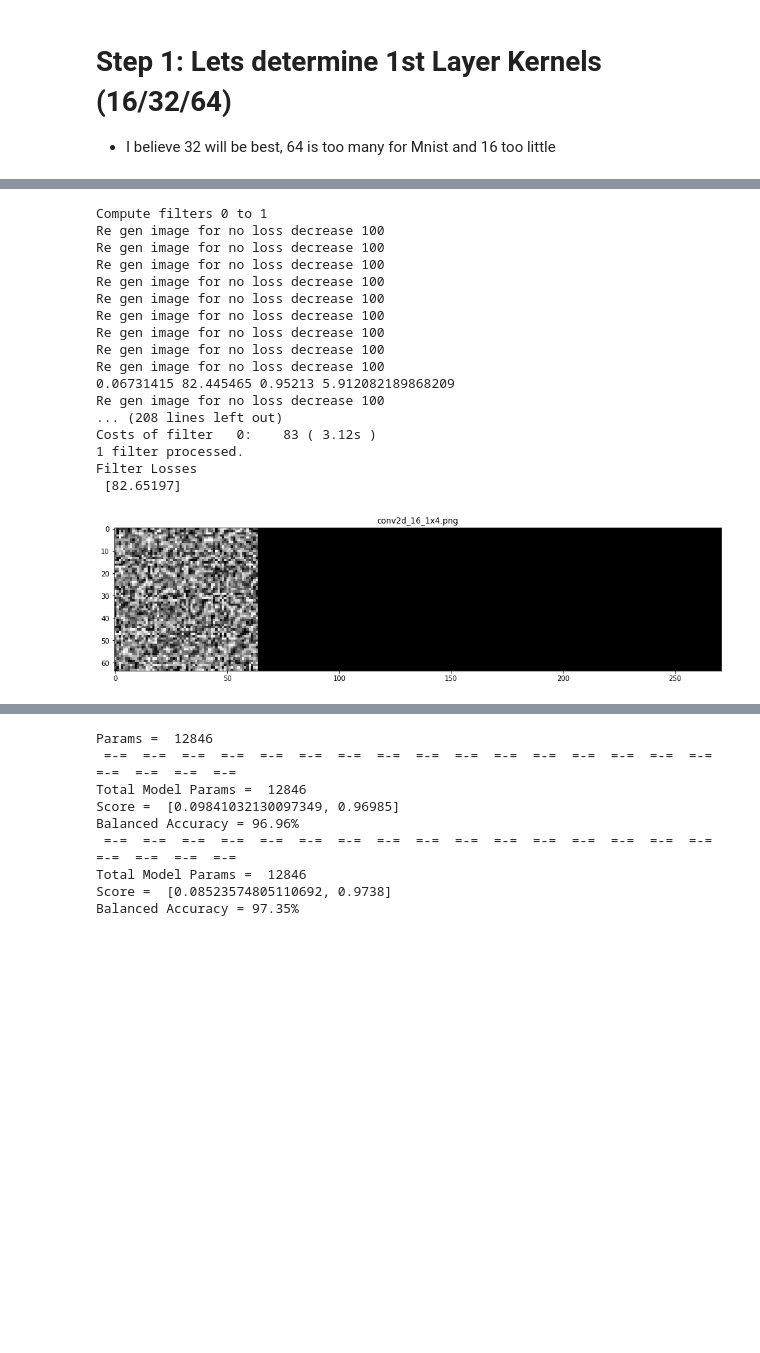
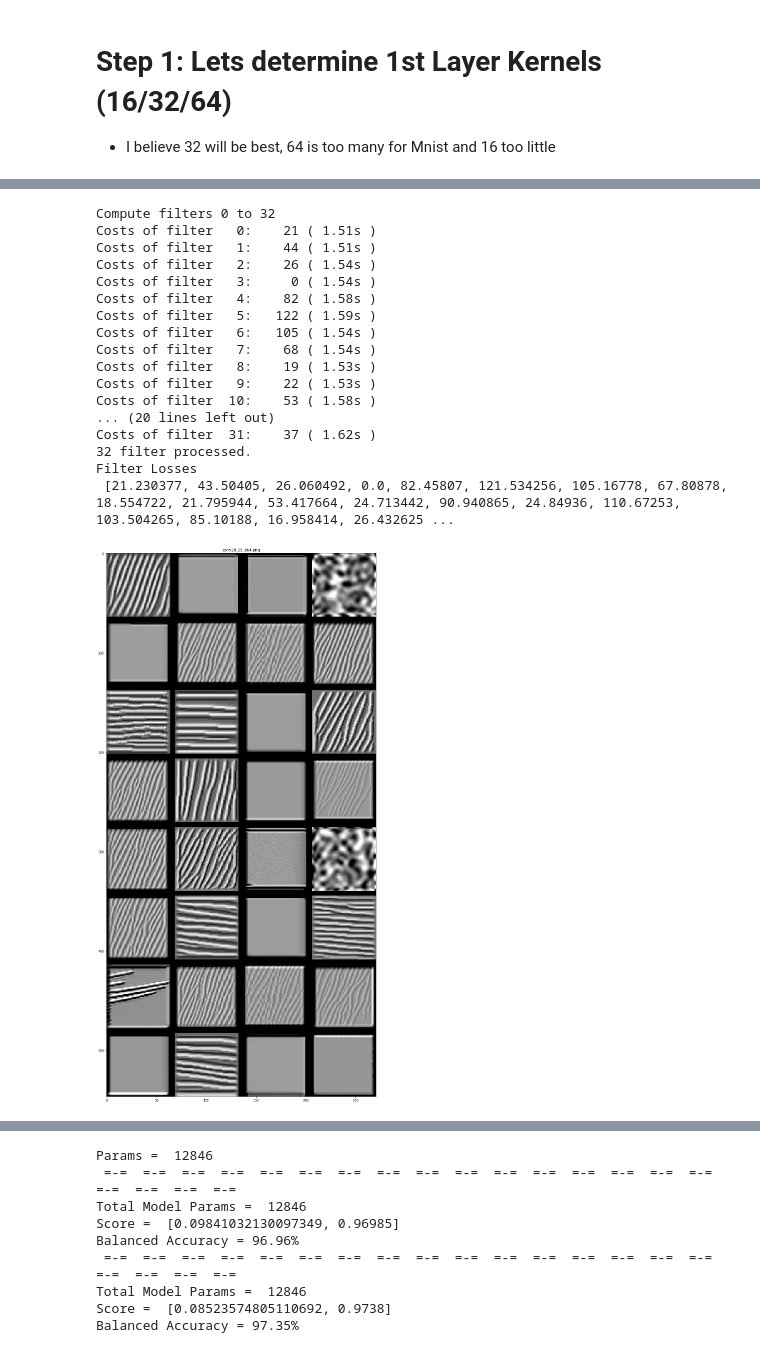
Before and after one commit to faizanahemad/eva, a Jupyter notebook: assignment-4/1st_CandidateArchitectures.ipynb, the cells around one changed output, grey strips where cells are left out. Cells and saved outputs as stored; diff of their text form; code cells hidden in the pictures; blank space fills up the shorter version.

```diff
--- a/assignment-4/1st_CandidateArchitectures.ipynb
+++ b/assignment-4/1st_CandidateArchitectures.ipynb
@@ -141,7 +137,7 @@ model = Sequential()
 
 model.add(Convolution2D(16, 3, 3, activation='relu', input_shape=(28,28,1))) # 26
 model.add(Convolution2D(32, 3,3, activation='relu')) # 24
-model.add(Convolution2D(16, 1, activation='relu'))
+model.add(Convolution2D(10, 1, activation='relu'))
 model.add(MaxPooling2D(pool_size=(2, 2))) # 12
 model.add(Convolution2D(16, 3,3, activation='relu')) # 10
 model.add(Convolution2D(16, 3,3, activation='relu')) # 8
@@ -159,7 +155,7 @@ model.compile(loss='categorical_crossentropy',
              optimizer="adam",
              metrics=['accuracy'])
 
-train_history = model.fit(X_train, Y_train, batch_size=2048, epochs=20, verbose=0, shuffle=True, validation_split=0.1)
+train_history = model.fit(X_train, Y_train, batch_size=2048, epochs=10, verbose=0, shuffle=True, validation_split=0.1)
 print("Layer Names: ",[layer.name for layer in model.layers[0:]])
 val_metrics = (train_history.history['val_loss'][-1],train_history.history['val_acc'][-1])
 print("Validation Loss",val_metrics)
@@ -473,23 +199,23 @@ def visualize_layer(model,
 # %%
-visualize_layer(model,"conv2d_16",filter_range=(0,1),upscaling_steps=20,
+visualize_layer(model,"conv2d_25",filter_range=(0,32),upscaling_steps=20,
                     upscaling_factor=1.05,
-                    output_dim=(64, 64),step=0.1,epochs=100)
+                    output_dim=(64, 64),step=1.,epochs=50)
 # %% [output]
-Compute filters 0 to 1
-Re gen image for no loss decrease 100
-Re gen image for no loss decrease 100
-Re gen image for no loss decrease 100
-Re gen image for no loss decrease 100
-Re gen image for no loss decrease 100
-Re gen image for no loss decrease 100
-Re gen image for no loss decrease 100
-Re gen image for no loss decrease 100
-Re gen image for no loss decrease 100
-0.06731415 82.445465 0.95213 5.912082189868209
-Re gen image for no loss decrease 100
-... (208 lines left out)
-Costs of filter   0:    83 ( 3.12s )
-1 filter processed.
+Compute filters 0 to 32
+Costs of filter   0:    21 ( 1.51s )
+Costs of filter   1:    44 ( 1.51s )
+Costs of filter   2:    26 ( 1.54s )
+Costs of filter   3:     0 ( 1.54s )
+Costs of filter   4:    82 ( 1.58s )
+Costs of filter   5:   122 ( 1.59s )
+Costs of filter   6:   105 ( 1.54s )
+Costs of filter   7:    68 ( 1.54s )
+Costs of filter   8:    19 ( 1.53s )
+Costs of filter   9:    22 ( 1.53s )
+Costs of filter  10:    53 ( 1.58s )
+... (20 lines left out)
+Costs of filter  31:    37 ( 1.62s )
+32 filter processed.
 Filter Losses
- [82.65197]
+ [21.230377, 43.50405, 26.060492, 0.0, 82.45807, 121.534256, 105.16778, 67.80878, 18.554722, 21.795944, 53.417664, 24.713442, 90.940865, 24.84936, 110.67253, 103.504265, 85.10188, 16.958414, 26.432625 ...
-[figure, old version]
+[figure, new version]
```
Also changed, not shown: parts of 13 cells of this notebook.
